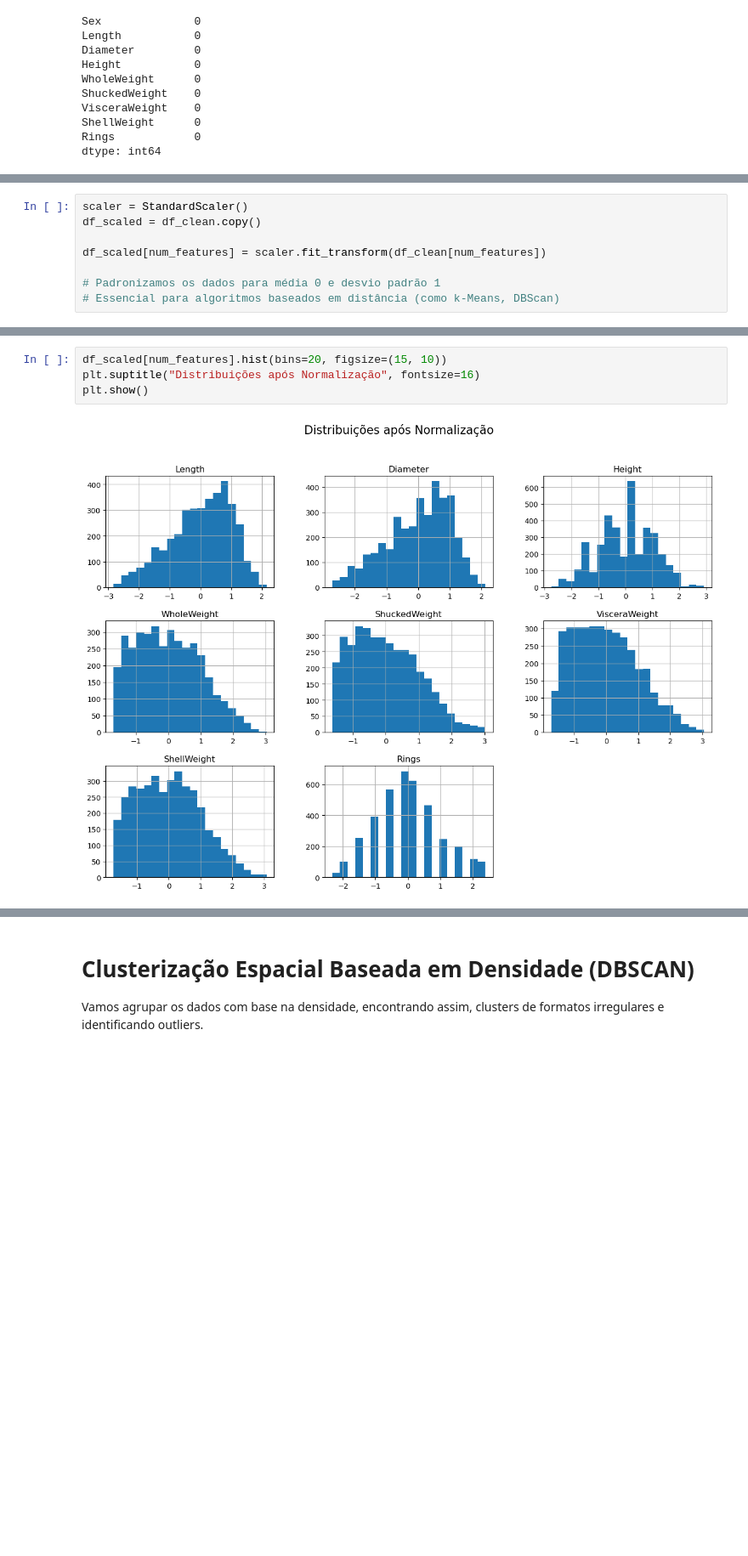
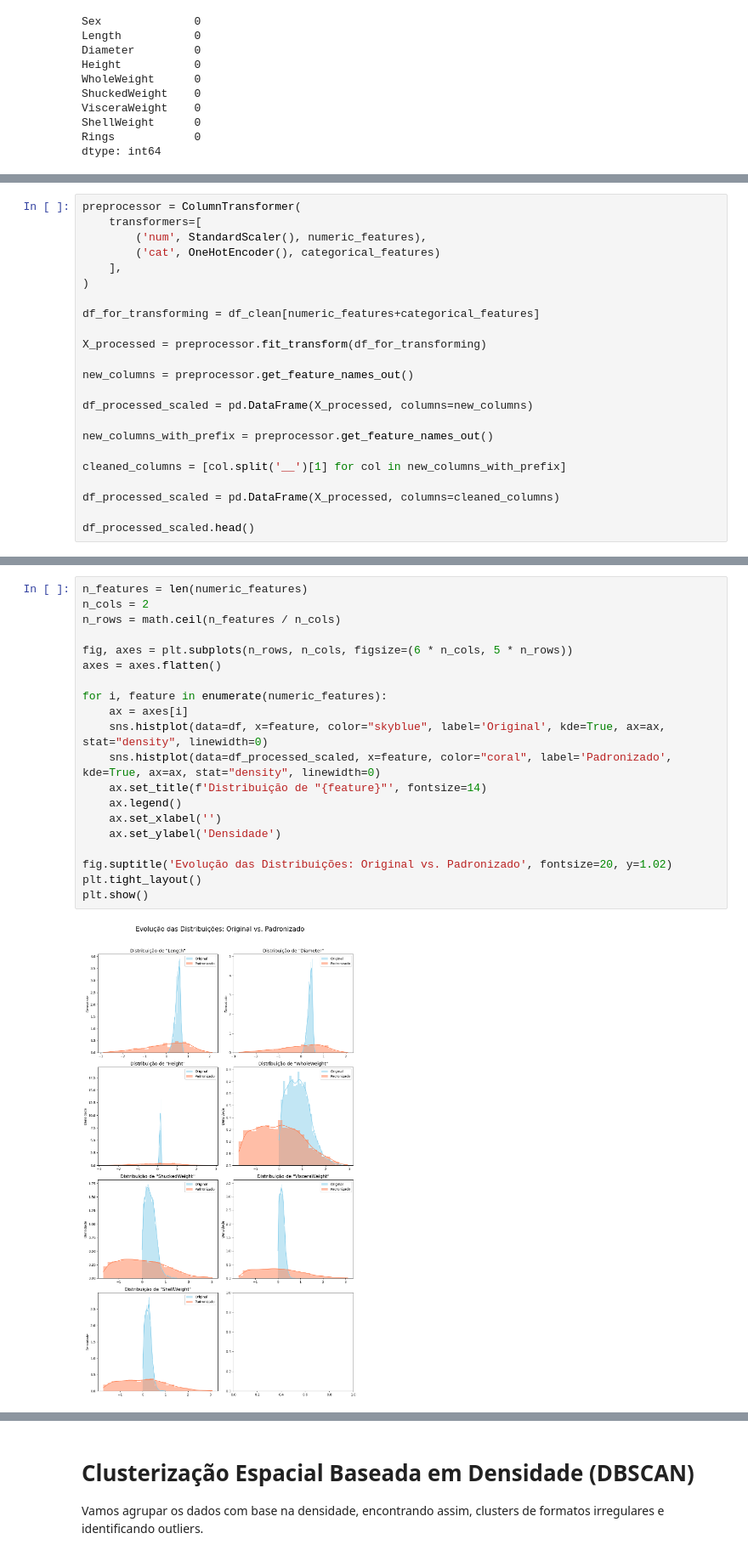
Before and after one commit to joabemorais/Trabalho-ML-2, a Jupyter notebook: test.ipynb, the cells around one changed output, grey strips where cells are left out. Shown at 85% size. Cells and saved outputs as stored; diff of their text form; blank space fills up the shorter version.

```diff
--- a/test.ipynb
+++ b/test.ipynb
@@ -165,8 +215,23 @@ df_clean = remove_outliers_iqr(df, num_features)
 # %%
-scaler = StandardScaler()
-df_scaled = df_clean.copy()
+preprocessor = ColumnTransformer(
+    transformers=[
+        ('num', StandardScaler(), numeric_features),
+        ('cat', OneHotEncoder(), categorical_features)
+    ],
+)
 
-df_scaled[num_features] = scaler.fit_transform(df_clean[num_features])
+df_for_transforming = df_clean[numeric_features+categorical_features]
 
-# Padronizamos os dados para média 0 e desvio padrão 1
-# Essencial para algoritmos baseados em distância (como k-Means, DBScan)
+X_processed = preprocessor.fit_transform(df_for_transforming)
+
+new_columns = preprocessor.get_feature_names_out()
+
+df_processed_scaled = pd.DataFrame(X_processed, columns=new_columns)
+
+new_columns_with_prefix = preprocessor.get_feature_names_out()
+
+cleaned_columns = [col.split('__')[1] for col in new_columns_with_prefix]
+
+df_processed_scaled = pd.DataFrame(X_processed, columns=cleaned_columns)
+
+df_processed_scaled.head()
@@ -173,6 +245,22 @@ df_scaled[num_features] = scaler.fit_transform(df_clean[num_features])
 # %%
-df_scaled[num_features].hist(bins=20, figsize=(15, 10))
-plt.suptitle("Distribuições após Normalização", fontsize=16)
+n_features = len(numeric_features)
+n_cols = 2
+n_rows = math.ceil(n_features / n_cols)
+
+fig, axes = plt.subplots(n_rows, n_cols, figsize=(6 * n_cols, 5 * n_rows))
+axes = axes.flatten()
+
+for i, feature in enumerate(numeric_features):
+    ax = axes[i]
+    sns.histplot(data=df, x=feature, color="skyblue", label='Original', kde=True, ax=ax, stat="density", linewidth=0)
+    sns.histplot(data=df_processed_scaled, x=feature, color="coral", label='Padronizado', kde=True, ax=ax, stat="density", linewidth=0)
+    ax.set_title(f'Distribuição de "{feature}"', fontsize=14)
+    ax.legend()
+    ax.set_xlabel('')
+    ax.set_ylabel('Densidade')
+
+fig.suptitle('Evolução das Distribuições: Original vs. Padronizado', fontsize=20, y=1.02)
+plt.tight_layout()
 plt.show()
 # %% [output]
-[figure, old version]
+[figure, new version]
```
Also changed, not shown: parts of 24 cells of this notebook.
